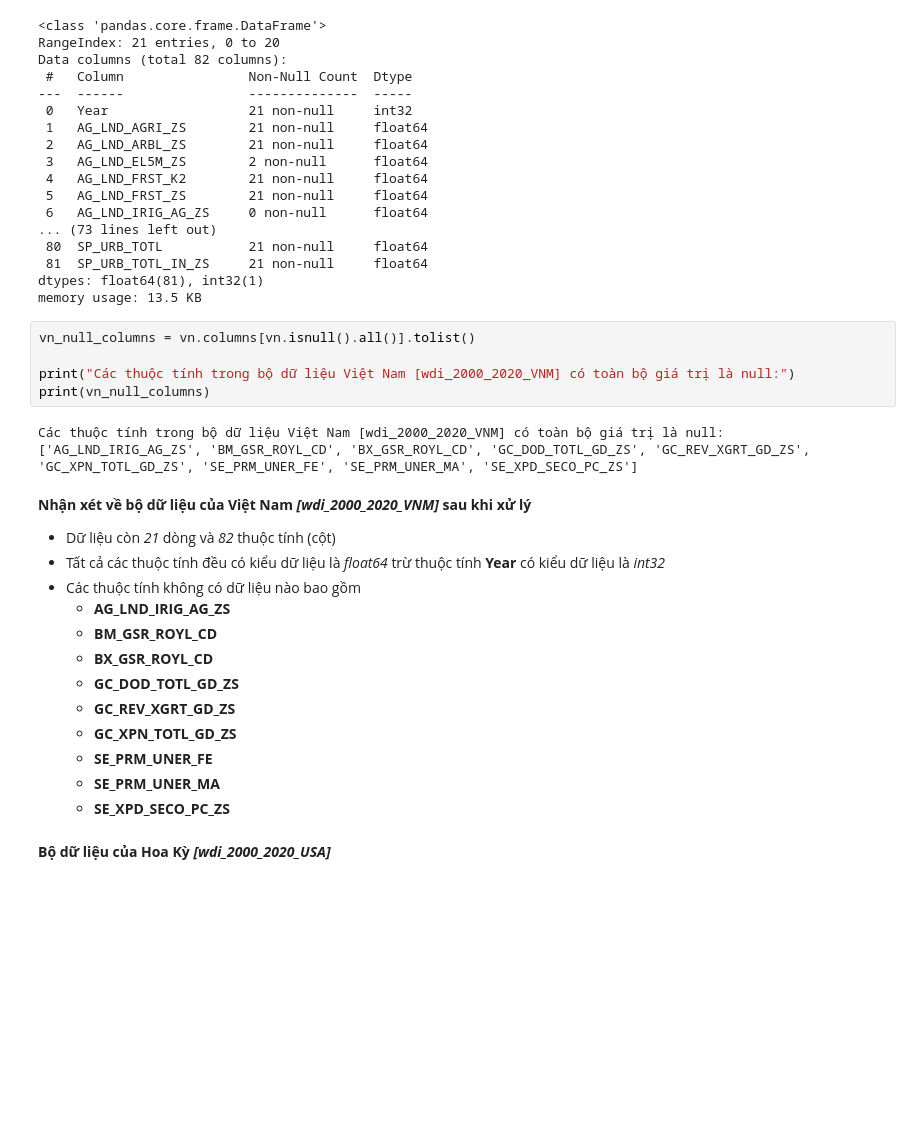
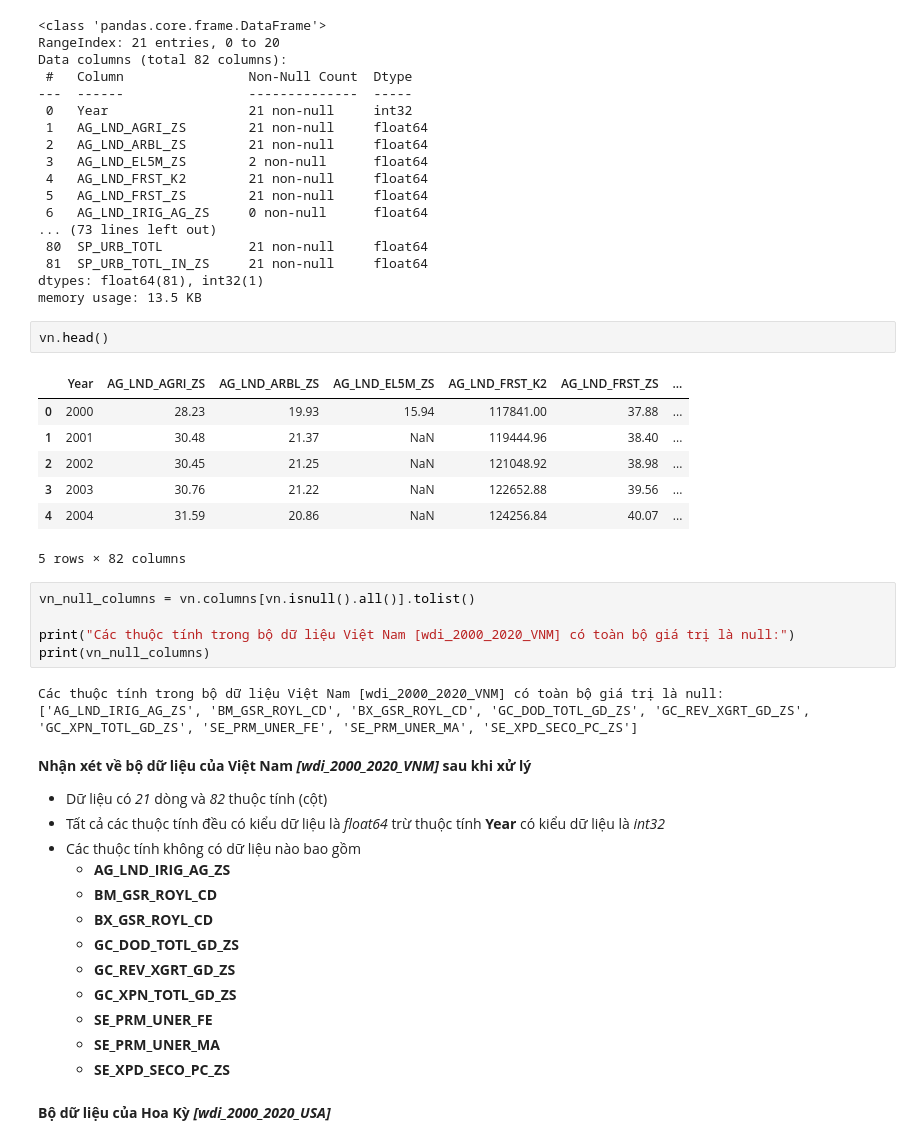
Before and after one commit to 0Nguyen0Cong0Tuan0/Data-Visualization, a Jupyter notebook: Lab2/main.ipynb, the cells around one changed output. Drawn from its saved outputs; the diff is of its cells as text; blank space fills up the shorter version.

```diff
--- a/Lab2/main.ipynb
+++ b/Lab2/main.ipynb
@@ -364,6 +444,16 @@ Data columns (total 82 columns):
  81  SP_URB_TOTL_IN_ZS     21 non-null     float64
 dtypes: float64(81), int32(1)
 memory usage: 13.5 KB
+# %%
+vn.head()
+# %% [output]
+|  | Year | AG_LND_AGRI_ZS | AG_LND_ARBL_ZS | AG_LND_EL5M_ZS | AG_LND_FRST_K2 | AG_LND_FRST_ZS | ... |
+| 0 | 2000 | 28.23 | 19.93 | 15.94 | 117841.00 | 37.88 | ... |
+| 1 | 2001 | 30.48 | 21.37 | NaN | 119444.96 | 38.40 | ... |
+| 2 | 2002 | 30.45 | 21.25 | NaN | 121048.92 | 38.98 | ... |
+| 3 | 2003 | 30.76 | 21.22 | NaN | 122652.88 | 39.56 | ... |
+| 4 | 2004 | 31.59 | 20.86 | NaN | 124256.84 | 40.07 | ... |
+5 rows × 82 columns
 # %%
 vn_null_columns = vn.columns[vn.isnull().all()].tolist()
 
@@ -374,7 +464,7 @@ Các thuộc tính trong bộ dữ liệu Việt Nam [wdi_2000_2020_VNM] có to
 ['AG_LND_IRIG_AG_ZS', 'BM_GSR_ROYL_CD', 'BX_GSR_ROYL_CD', 'GC_DOD_TOTL_GD_ZS', 'GC_REV_XGRT_GD_ZS', 'GC_XPN_TOTL_GD_ZS', 'SE_PRM_UNER_FE', 'SE_PRM_UNER_MA', 'SE_XPD_SECO_PC_ZS']
 # %% [markdown]
 **Nhận xét về bộ dữ liệu của Việt Nam *[wdi_2000_2020_VNM]* sau khi xử lý**
-- Dữ liệu còn *21* dòng và *82* thuộc tính (cột)
+- Dữ liệu có *21* dòng và *82* thuộc tính (cột)
 - Tất cả các thuộc tính đều có kiểu dữ liệu là *float64* trừ thuộc tính **Year** có kiểu dữ liệu là *int32*
 - Các thuộc tính không có dữ liệu nào bao gồm
     - **AG_LND_IRIG_AG_ZS**
```
Also changed, not shown: parts of 16 cells of this notebook, 3 other files.
